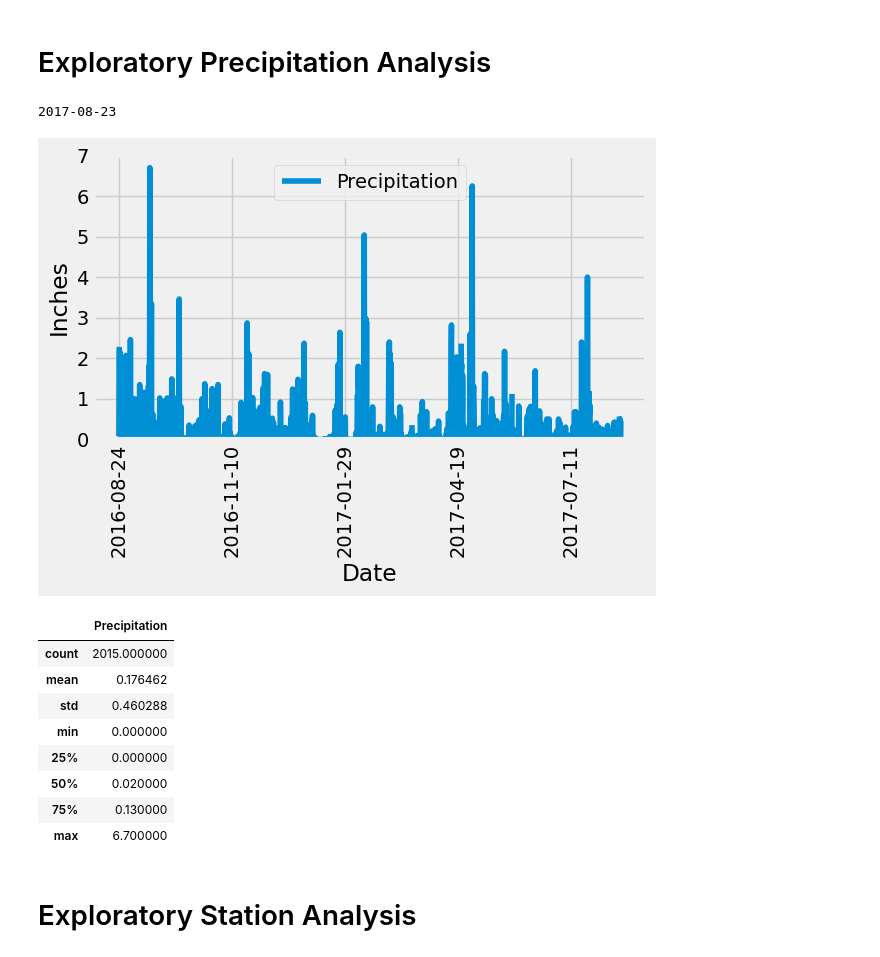
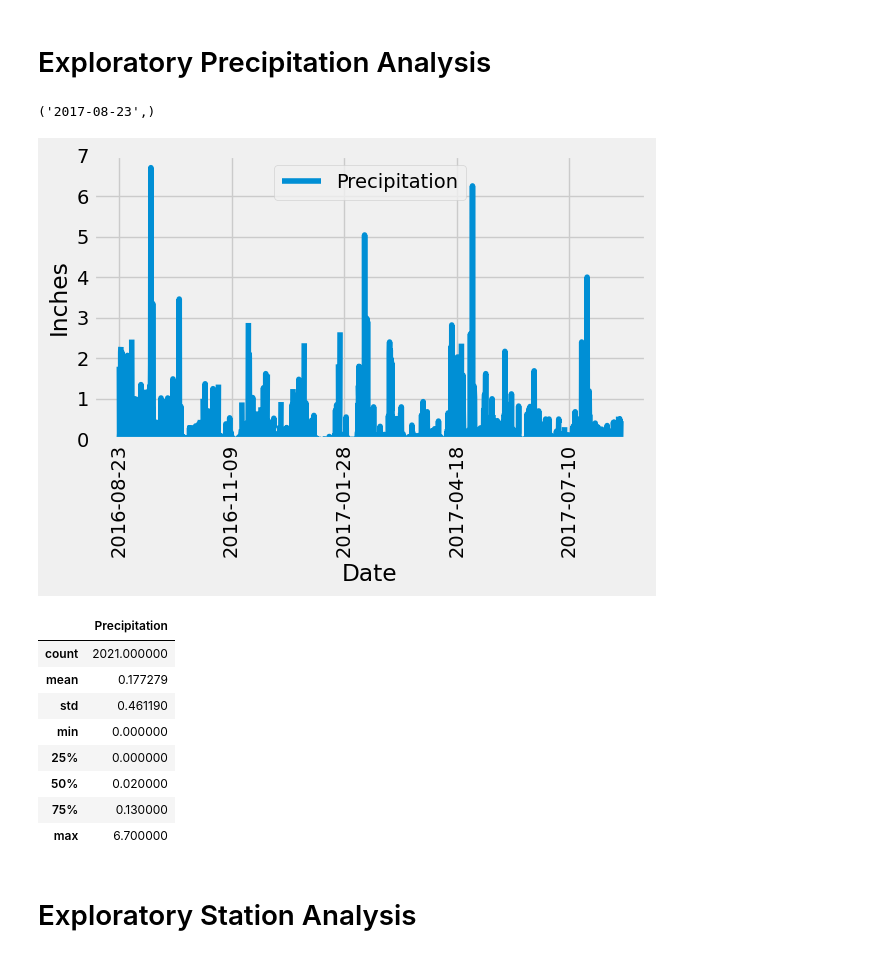
Before and after one commit to Cameron762/sqlalchemy-challenge, a Jupyter notebook: SurfsUp/climate_starter.ipynb, the cells around one changed output. Drawn from its saved outputs; the diff is of its cells as text; code cells hidden in the pictures.

```diff
--- a/SurfsUp/climate_starter.ipynb
+++ b/SurfsUp/climate_starter.ipynb
@@ -40,44 +40,47 @@ session = Session(engine)
 # Exploratory Precipitation Analysis
 # %%
 # Find the most recent date in the data set.
-firstDate = session.query(measurement).order_by(desc(measurement.date)).limit(1)
-for d in firstDate:
-    print(d.date)
+firstDate = session.query(measurement.date).order_by(measurement.date.desc()).first()
+firstDate
 # %% [output]
-2017-08-23
+('2017-08-23',)
 # %%
 # Design a query to retrieve the last 12 months of precipitation data and plot the results.
 # Starting from the most recent data point in the database.
+firstDate = session.query(measurement.date).order_by(measurement.date.desc()).first()
+
 # Calculate the date one year from the last date in data set.
+query_date = dt.date(2017,8,23) - dt.timedelta(days = 365)
+
 # Perform a query to retrieve the data and precipitation scores
-monthly_prcp = session.query(measurement.date, measurement.prcp).\
-                            filter(measurement.date > '2016-08-23').order_by(measurement.date).all()
+monthly_prcp = session.query(measurement.date, measurement.prcp).filter(measurement.date >= query_date).all()
 
 # Save the query results as a Pandas DataFrame. Explicitly set the column names
 df = pd.DataFrame(monthly_prcp)
 renamed_df = df.rename(columns = {'date':'Date','prcp':'Precipitation'})
 
 # Sort the dataframe by date
-monthly_df = renamed_df.set_index('Date')
+sorted_df = renamed_df.sort_values(by = ['Date'])
+monthly_df = sorted_df.set_index('Date')
 
 # Use Pandas Plotting with Matplotlib to plot the data
 monthly_df.plot()
 plt.ylim(0,7)
 plt.xticks(rotation=90)
 plt.xlabel('Date')
 plt.ylabel('Inches')
 plt.tight_layout()
 plt.show()
 # %% [output]
-[figure, old version]
+[figure, new version]
 # %%
 # Use Pandas to calculate the summary statistics for the precipitation data
 monthly_df.describe()
 # %% [output]
 |  | Precipitation |
-| count | 2015.000000 |
-| mean | 0.176462 |
-| std | 0.460288 |
+| count | 2021.000000 |
+| mean | 0.177279 |
+| std | 0.461190 |
 | min | 0.000000 |
 | 25% | 0.000000 |
 | 50% | 0.020000 |
```
Also changed, not shown: parts of 2 cells of this notebook, 1 other file.
